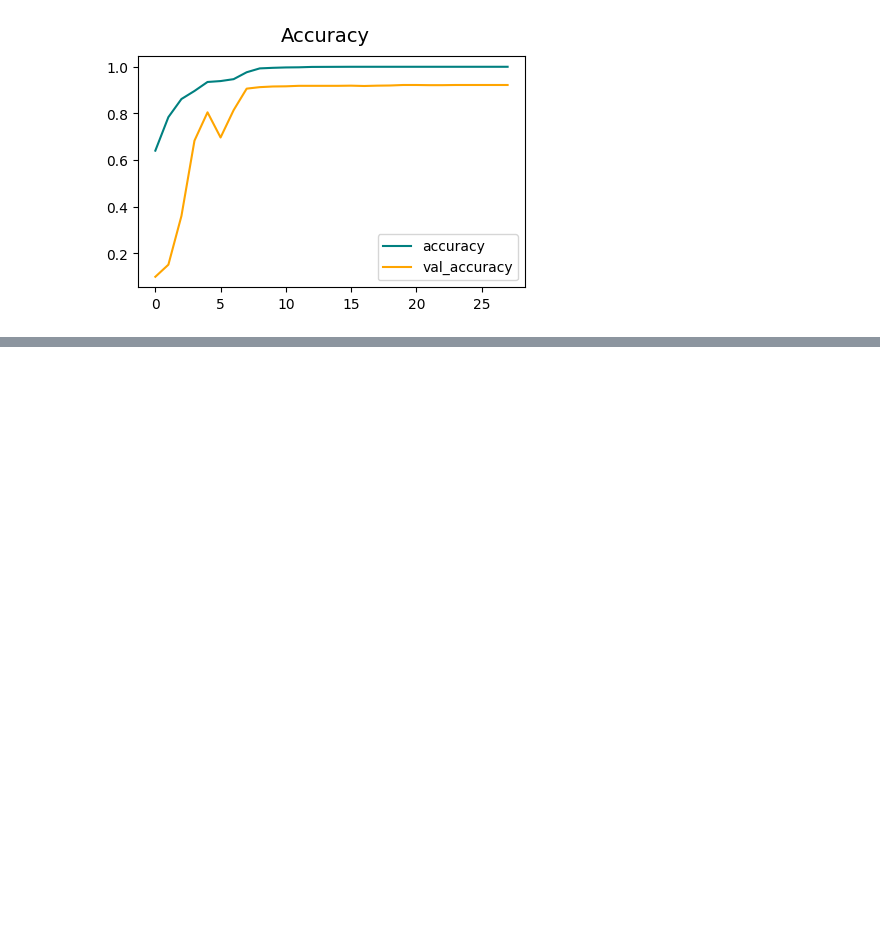
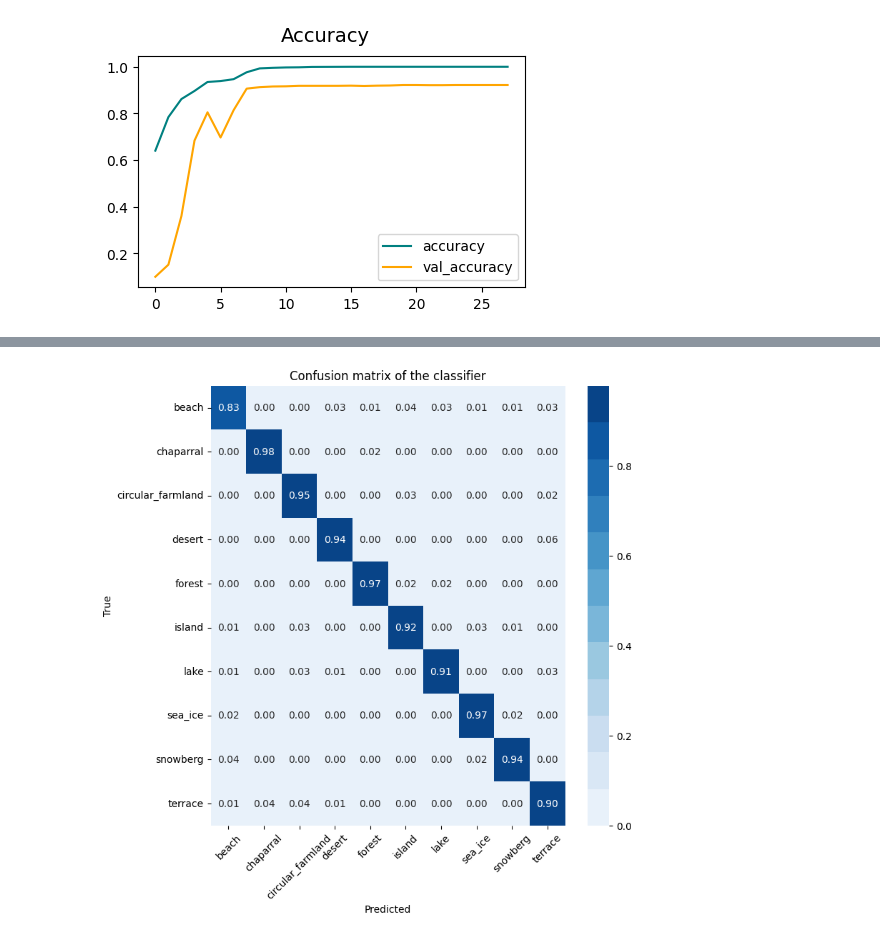
Before and after one commit to kazkor/CNN-image-classifier, a Jupyter notebook: model.ipynb, the cells around one changed output, grey strips where cells are left out. Drawn from its saved outputs; the diff is of its cells as text; code cells hidden in the pictures; blank space fills up the shorter version.

Commit message:
model performance on test dataset and confusion matrix

```diff
--- a/model.ipynb
+++ b/model.ipynb
@@ -273,0 +286,19 @@ plt.show()
+# %%
+preds = []
+labels = []
+batches=[]
+
+for batch in test.as_numpy_iterator():
+    batches.append(batch)
+
+for next_batch in batches:
+    for pred in next_batch[0]:
+        preds.append(pred)
+    for label in next_batch[1]:
+        labels.append(label)
+
+preds = np.asarray(preds)
+labels = np.asarray(labels)
+# %%
+y_pred = np.array(model.predict(preds))
+y_true = np.array(labels)
@@ -273,0 +307,25 @@ plt.show()
+# %%
+pred_max = []
+for x in y_pred:
+    pred_max.append(np.argmax(x))
+
+y_pred = pred_max
+# %%
+cm = confusion_matrix(y_true,y_pred,normalize='true')
+
+plt.figure(figsize=(8,8))
+plt.title('Confusion matrix of the classifier')
+sns.heatmap(cm,
+            annot=True,
+            fmt=".2f",
+            cmap=sns.color_palette("Blues",12),
+            yticklabels=class_names,
+            xticklabels=class_names)
+
+plt.xticks(rotation=45)
+plt.xlabel('Predicted')
+plt.ylabel('True')
+
+plt.show()
+# %% [output]
+[figure, added]
```
Also changed, not shown: parts of 6 cells of this notebook.
